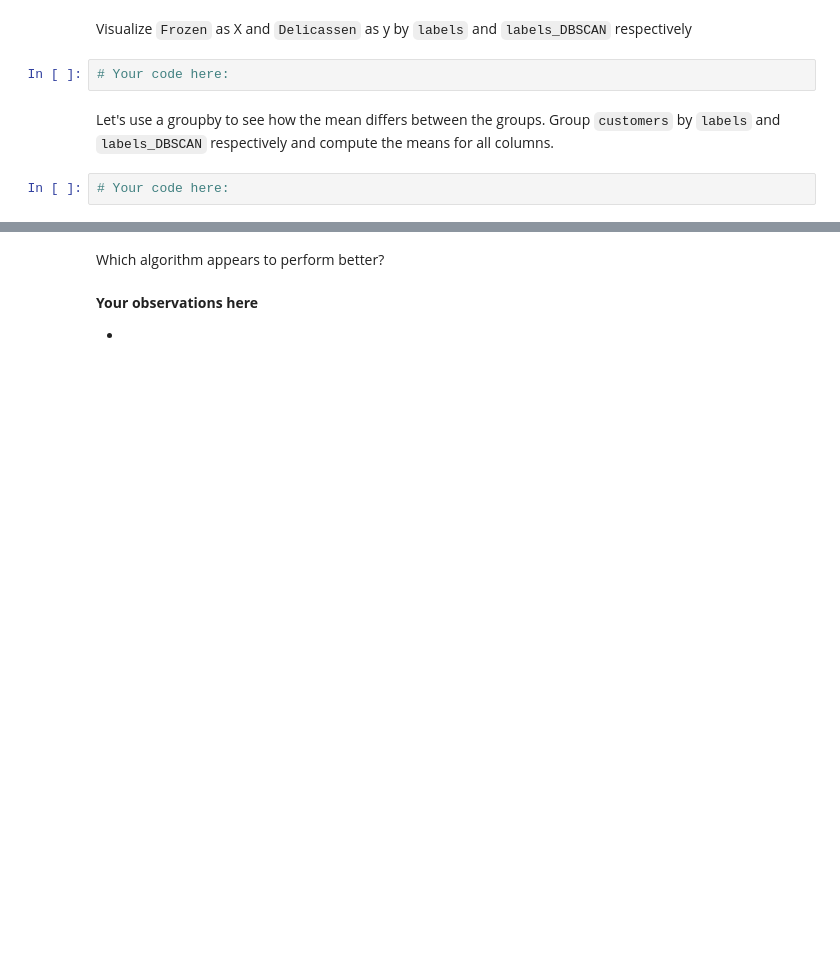
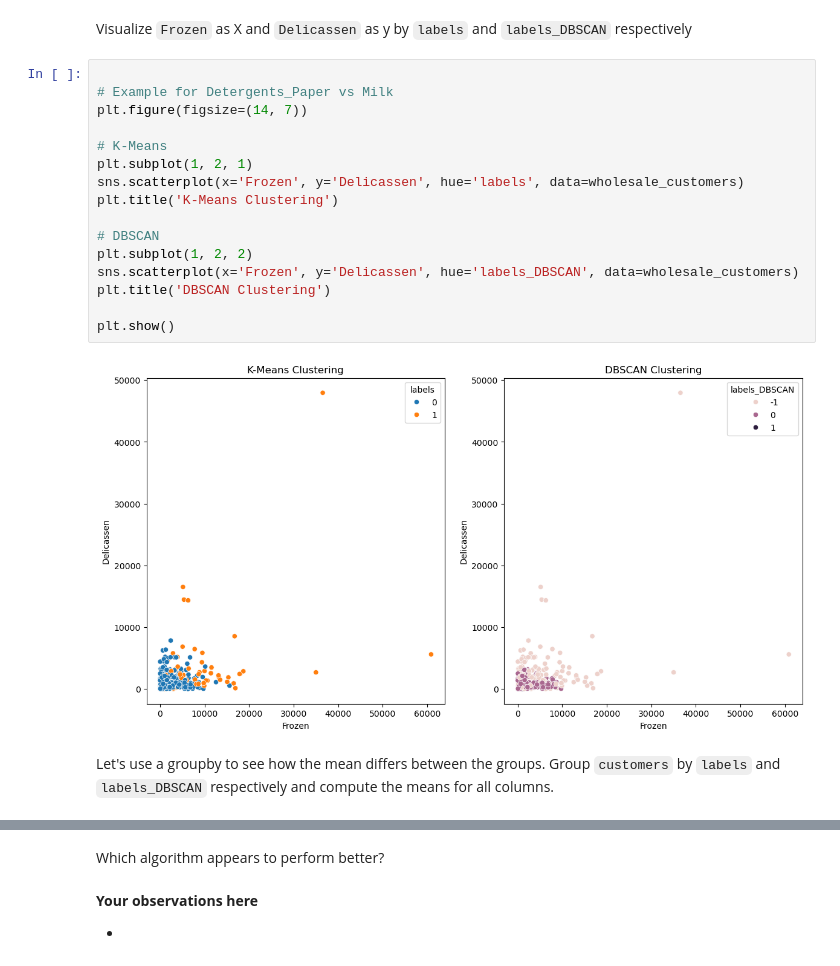
Before and after one commit to Dieguitorrr/lab-unsupervised-learning-en, a Jupyter notebook: your-code/main.ipynb, the cells around one changed output, grey strips where cells are left out. Cells and saved outputs as stored; diff of their text form; blank space fills up the shorter version.

```diff
--- a/your-code/main.ipynb
+++ b/your-code/main.ipynb
@@ -337,8 +379,22 @@ Visualize `Grocery` as X and `Fresh` as y by `labels` and `labels_DBSCAN` respec
 # %% [markdown]
 Visualize `Frozen` as X and `Delicassen` as y by `labels` and `labels_DBSCAN` respectively
-# %%
-# Your code here:
+# %%
+
+# Example for Detergents_Paper vs Milk
+plt.figure(figsize=(14, 7))
+
+# K-Means
+plt.subplot(1, 2, 1)
+sns.scatterplot(x='Frozen', y='Delicassen', hue='labels', data=wholesale_customers)
+plt.title('K-Means Clustering')
+
+# DBSCAN
+plt.subplot(1, 2, 2)
+sns.scatterplot(x='Frozen', y='Delicassen', hue='labels_DBSCAN', data=wholesale_customers)
+plt.title('DBSCAN Clustering')
+
+plt.show()
+# %% [output]
+[figure, added]
 # %% [markdown]
 Let's use a groupby to see how the mean differs between the groups. Group `customers` by `labels` and `labels_DBSCAN` respectively and compute the means for all columns.
-# %%
-# Your code here:
```
Also changed, not shown: parts of 21 cells of this notebook.
